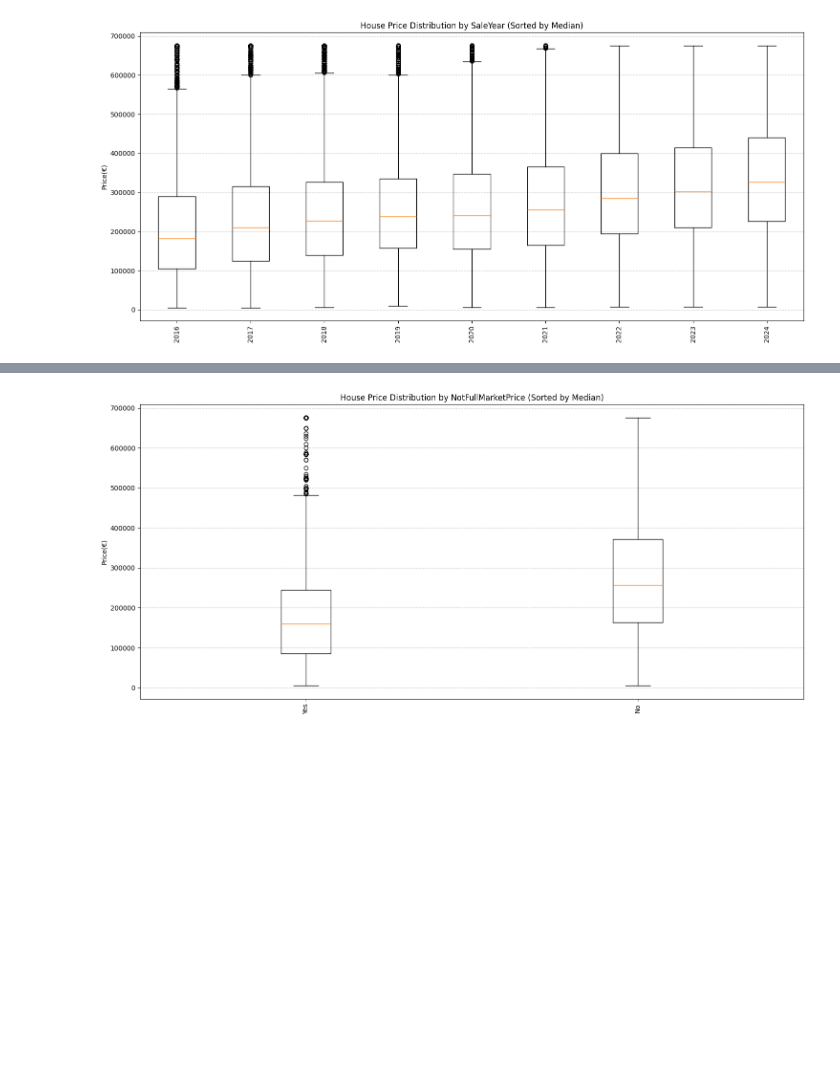
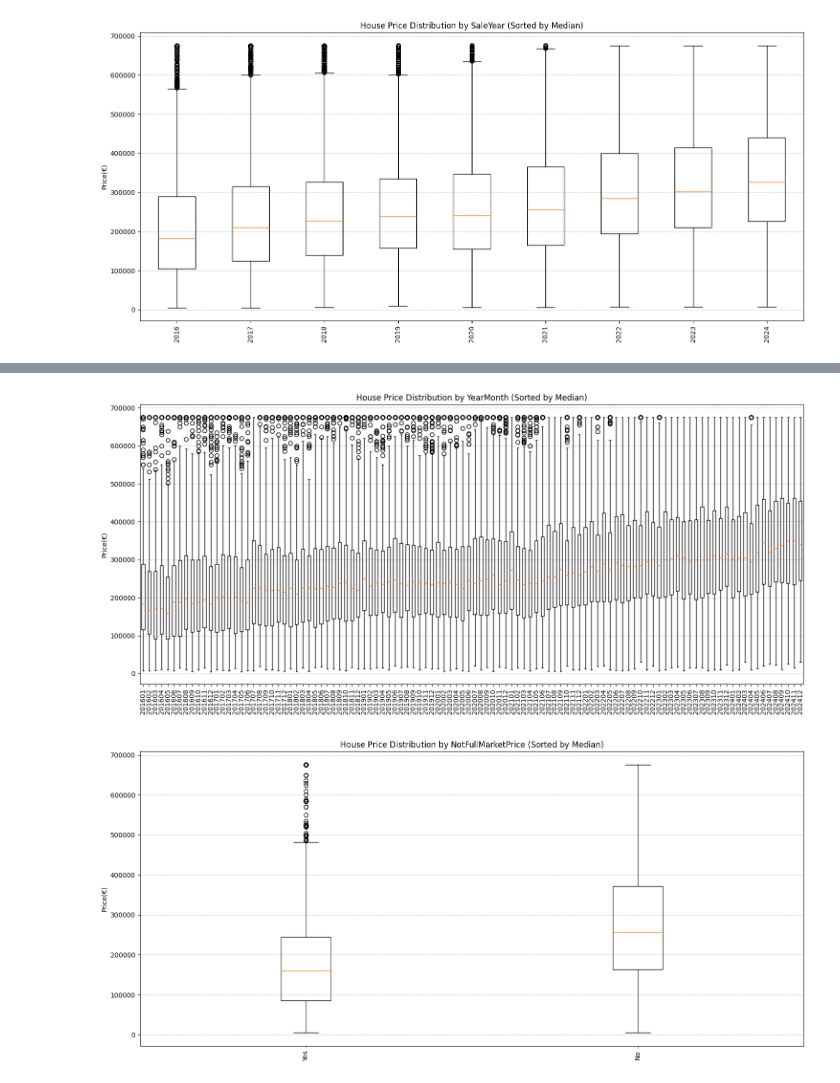
Before and after one commit to wuxiaoli-ucd/Data-Analytics, a Jupyter notebook: feature_paring.ipynb, the cells around one changed output, grey strips where cells are left out. Cells and saved outputs as stored; diff of their text form; code cells hidden in the pictures; blank space fills up the shorter version.

```diff
--- a/feature_paring.ipynb
+++ b/feature_paring.ipynb
@@ -165,3 +171,23 @@ plt.show()
+# %%
+# pair the price with YearMonth
+
+# sort by YearMonth
+grouped = df.groupby('YearMonth')['Price(€)'].median()
+
+data_to_plot = [df[df['YearMonth'] == x]['Price(€)'] for x in grouped.index]
+
+
+plt.figure(figsize=(15, 7))
+plt.boxplot(data_to_plot, labels=grouped.index)
+
+plt.xticks(rotation=90)
+plt.ylabel('Price(€)')
+plt.title('House Price Distribution by YearMonth (Sorted by Median)')
+plt.grid(axis='y', linestyle='--', alpha=0.7)
+plt.tight_layout()
+plt.show()
+# %% [output]
+[figure, added]
 # %%
 # pair the price with NotFullMarketPrice
 
```
Also changed, not shown: parts of 4 cells of this notebook.
